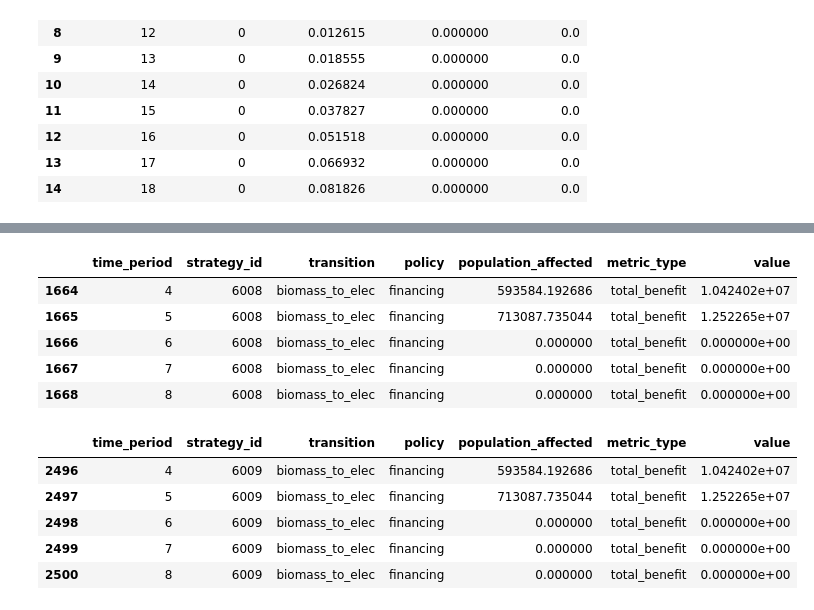
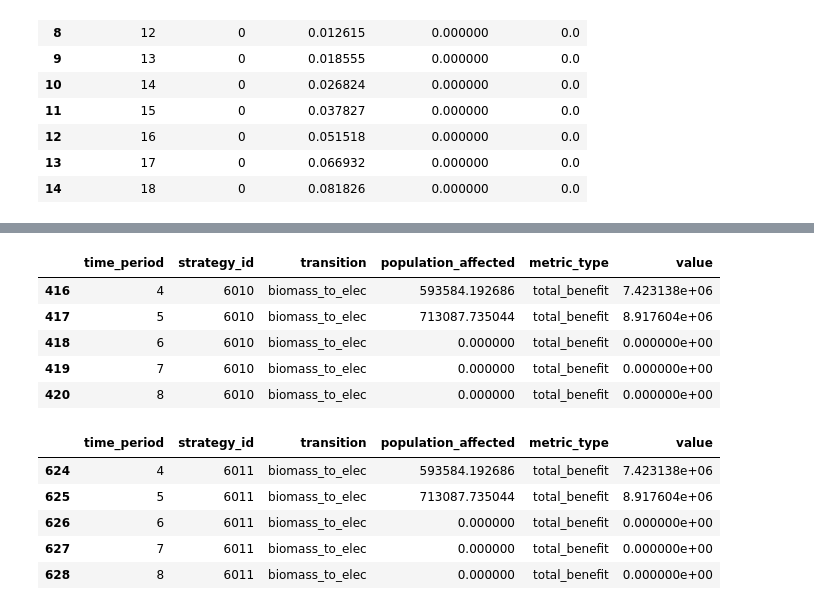
Before and after one commit to sisepuede-framework/ssp_uganda_data, a Jupyter notebook: ssp_modeling/cost-benefits/air_pollution/CBA_air_pollution_v2.ipynb, the cells around one changed output, grey strips where cells are left out. Saved outputs shown, nothing was run; the diff lists cells and outputs as text; code cells hidden in the pictures.

```diff
--- a/ssp_modeling/cost-benefits/air_pollution/CBA_air_pollution_v2.ipynb
+++ b/ssp_modeling/cost-benefits/air_pollution/CBA_air_pollution_v2.ipynb
@@ -522,18 +547,35 @@ ssp_long = (
 ssp_long["population_affected"] = (
     ssp_long["transition_frac"] * ssp_long["population_gnrl_total"]
 )
+# %%
+# Promediar factores entre políticas por tipo de transición
+df_factors_avg = (
+    df_factors
+    .groupby("transition", as_index=False)
+    .agg(
+        cost_per_capita_ppp_2019=("cost_per_capita_ppp_2019", "mean"),
+        benefit_per_capita_ppp_2019=("benefit_per_capita_ppp_2019", "mean"),
+    )
+)
+
+# Merge y monetización (igual que antes, sin columna 'policy')
+cb = ssp_long.merge(df_factors_avg, on="transition", how="left")
+
+cb["total_cost"]    = cb["population_affected"] * cb["cost_per_capita_ppp_2019"]
+cb["total_benefit"] = cb["population_affected"] * cb["benefit_per_capita_ppp_2019"]
+cb["net_benefit"]   = cb["total_benefit"] - cb["total_cost"]
 # %%
-cb = ssp_long.merge(df_factors, on="transition", how="left")
+# cb = ssp_long.merge(df_factors, on="transition", how="left")
 
-cb["total_cost"] = (
-    cb["population_affected"] * cb["cost_per_capita_ppp_2019"]
-)
+# cb["total_cost"] = (
+#     cb["population_affected"] * cb["cost_per_capita_ppp_2019"]
+# )
 
-cb["total_benefit"] = (
-    cb["population_affected"] * cb["benefit_per_capita_ppp_2019"]
-)
+# cb["total_benefit"] = (
+#     cb["population_affected"] * cb["benefit_per_capita_ppp_2019"]
+# )
 
-cb["net_benefit"] = cb["total_benefit"] - cb["total_cost"]
+# cb["net_benefit"] = cb["total_benefit"] - cb["total_cost"]
 # %%
 cb
 # %% [output]
@@ -558,7 +600,7 @@ cb_long = (
             "time_period",
             "strategy_id",
             "transition",
-            "policy",
+            #"policy",
             "population_affected",
         ],
         value_vars=["total_cost", "total_benefit"],
@@ -577,14 +619,14 @@ cb_long = cb_long.sort_values(
     by=[
         "strategy_id",
         "transition",
-        "policy",
+        #"policy",
         "metric_type",   # 👈 primero benefit, luego cost
         "time_period",   # 👈 dentro de cada bloque, tiempo ascendente
     ],
     ascending=[
         True,
         True,
-        True,
+        #True,
         True,
         True,
     ],
@@ -620,18 +662,18 @@ cb_long[cb_long.strategy_id==6004].head(10)
 # %%
-cb_long[cb_long.strategy_id==6008].head()
+cb_long[cb_long.strategy_id==6010].head()
 # %% [output]
-|  | time_period | strategy_id | transition | policy | population_affected | metric_type | value |
-| 1664 | 4 | 6008 | biomass_to_elec | financing | 593584.192686 | total_benefit | 1.042402e+07 |
-| 1665 | 5 | 6008 | biomass_to_elec | financing | 713087.735044 | total_benefit | 1.252265e+07 |
-| 1666 | 6 | 6008 | biomass_to_elec | financing | 0.000000 | total_benefit | 0.000000e+00 |
-| 1667 | 7 | 6008 | biomass_to_elec | financing | 0.000000 | total_benefit | 0.000000e+00 |
-| 1668 | 8 | 6008 | biomass_to_elec | financing | 0.000000 | total_benefit | 0.000000e+00 |
+|  | time_period | strategy_id | transition | population_affected | metric_type | value |
+| 416 | 4 | 6010 | biomass_to_elec | 593584.192686 | total_benefit | 7.423138e+06 |
+| 417 | 5 | 6010 | biomass_to_elec | 713087.735044 | total_benefit | 8.917604e+06 |
+| 418 | 6 | 6010 | biomass_to_elec | 0.000000 | total_benefit | 0.000000e+00 |
+| 419 | 7 | 6010 | biomass_to_elec | 0.000000 | total_benefit | 0.000000e+00 |
+| 420 | 8 | 6010 | biomass_to_elec | 0.000000 | total_benefit | 0.000000e+00 |
 # %%
-cb_long[cb_long.strategy_id==6009].head()
+cb_long[cb_long.strategy_id==6011].head()
 # %% [output]
-|  | time_period | strategy_id | transition | policy | population_affected | metric_type | value |
-| 2496 | 4 | 6009 | biomass_to_elec | financing | 593584.192686 | total_benefit | 1.042402e+07 |
-| 2497 | 5 | 6009 | biomass_to_elec | financing | 713087.735044 | total_benefit | 1.252265e+07 |
-| 2498 | 6 | 6009 | biomass_to_elec | financing | 0.000000 | total_benefit | 0.000000e+00 |
-| 2499 | 7 | 6009 | biomass_to_elec | financing | 0.000000 | total_benefit | 0.000000e+00 |
-| 2500 | 8 | 6009 | biomass_to_elec | financing | 0.000000 | total_benefit | 0.000000e+00 |
+|  | time_period | strategy_id | transition | population_affected | metric_type | value |
+| 624 | 4 | 6011 | biomass_to_elec | 593584.192686 | total_benefit | 7.423138e+06 |
+| 625 | 5 | 6011 | biomass_to_elec | 713087.735044 | total_benefit | 8.917604e+06 |
+| 626 | 6 | 6011 | biomass_to_elec | 0.000000 | total_benefit | 0.000000e+00 |
+| 627 | 7 | 6011 | biomass_to_elec | 0.000000 | total_benefit | 0.000000e+00 |
+| 628 | 8 | 6011 | biomass_to_elec | 0.000000 | total_benefit | 0.000000e+00 |
```
Also changed, not shown: parts of 21 cells of this notebook, 28 other files.
